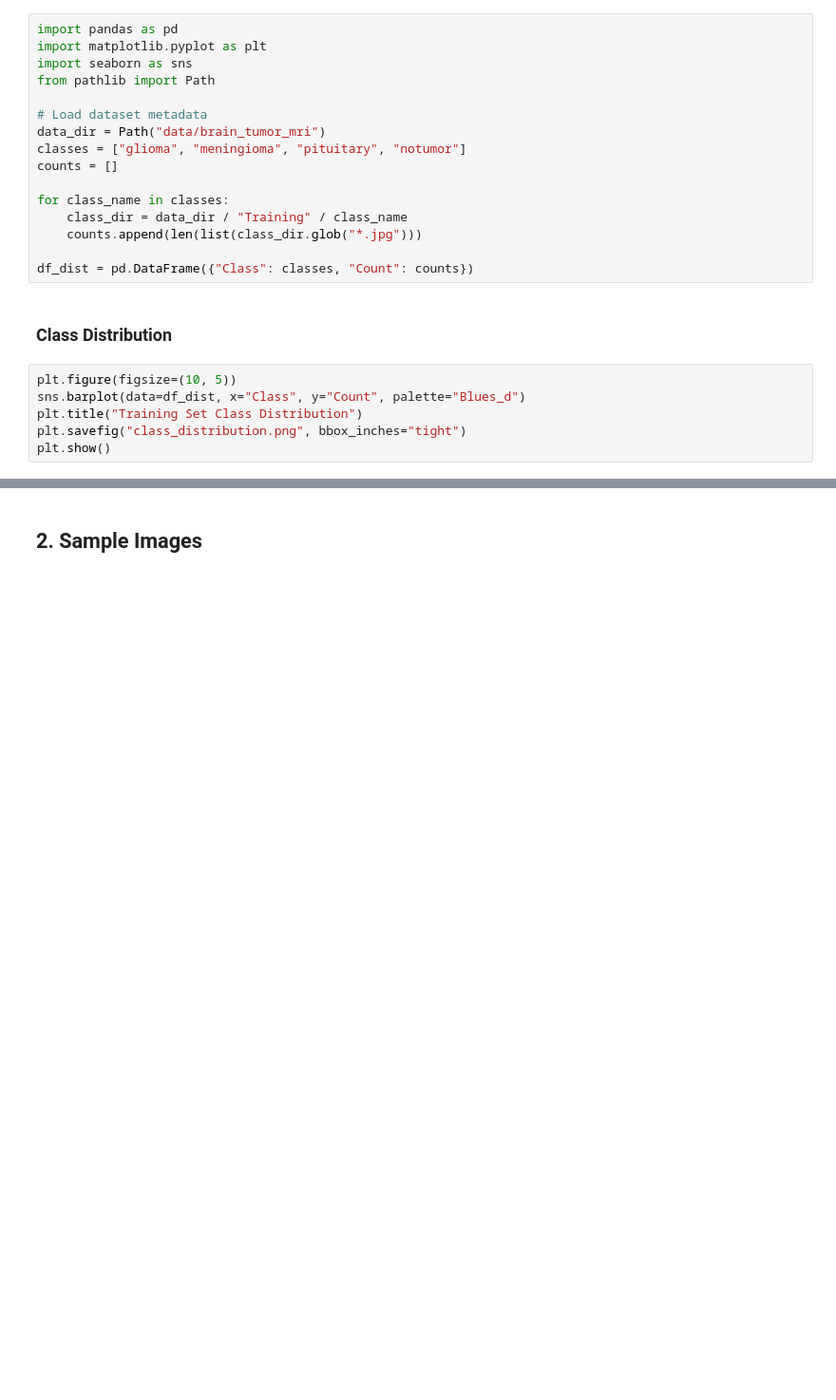
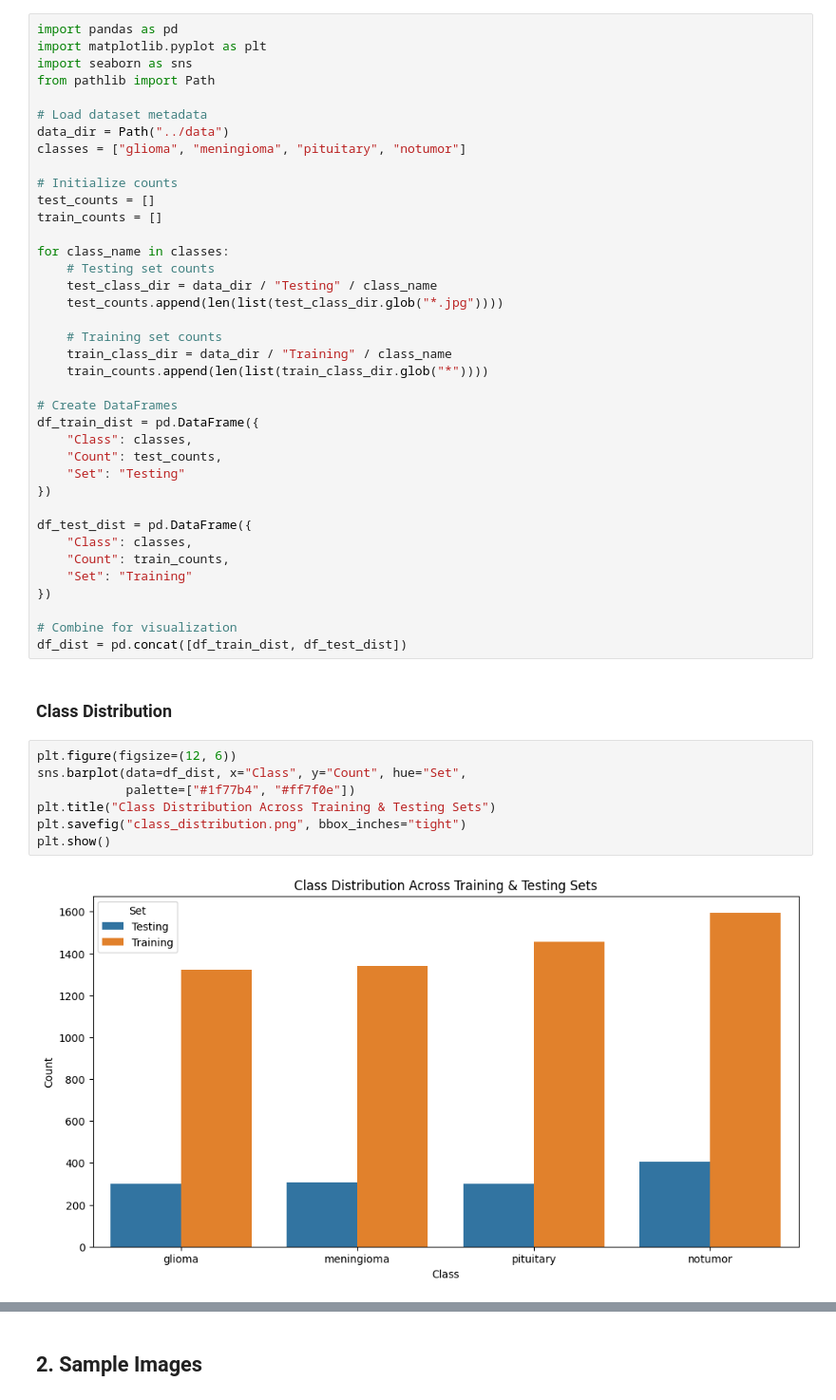
Before and after one commit to meerasanj/brain-tumor-ml-pipeline, a Jupyter notebook: notebooks/EDA.ipynb, the cells around one changed output, grey strips where cells are left out. Shown at 95% size. Cells and saved outputs as stored; diff of their text form; blank space fills up the shorter version.

```diff
--- a/notebooks/EDA.ipynb
+++ b/notebooks/EDA.ipynb
@@ -14,20 +14,45 @@ import seaborn as sns
 from pathlib import Path
 
 # Load dataset metadata
-data_dir = Path("data/brain_tumor_mri")
+data_dir = Path("../data")
 classes = ["glioma", "meningioma", "pituitary", "notumor"]
-counts = []
+
+# Initialize counts
+test_counts = []
+train_counts = []
 
 for class_name in classes:
-    class_dir = data_dir / "Training" / class_name
-    counts.append(len(list(class_dir.glob("*.jpg")))
+    # Testing set counts
+    test_class_dir = data_dir / "Testing" / class_name
+    test_counts.append(len(list(test_class_dir.glob("*.jpg"))))
 
-df_dist = pd.DataFrame({"Class": classes, "Count": counts})
+    # Training set counts
+    train_class_dir = data_dir / "Training" / class_name
+    train_counts.append(len(list(train_class_dir.glob("*"))))
+
+# Create DataFrames
+df_train_dist = pd.DataFrame({
+    "Class": classes,
+    "Count": test_counts,
+    "Set": "Testing"
+})
+
+df_test_dist = pd.DataFrame({
+    "Class": classes,
+    "Count": train_counts,
+    "Set": "Training"
+})
+
+# Combine for visualization
+df_dist = pd.concat([df_train_dist, df_test_dist])
 # %% [markdown]
 ### Class Distribution
 # %%
-plt.figure(figsize=(10, 5))
-sns.barplot(data=df_dist, x="Class", y="Count", palette="Blues_d")
-plt.title("Training Set Class Distribution")
+plt.figure(figsize=(12, 6))
+sns.barplot(data=df_dist, x="Class", y="Count", hue="Set",
+            palette=["#1f77b4", "#ff7f0e"])
+plt.title("Class Distribution Across Training & Testing Sets")
 plt.savefig("class_distribution.png", bbox_inches="tight")
 plt.show()
+# %% [output]
+[figure, added]
```
Also changed, not shown: parts of 3 cells of this notebook, 1 other file.
